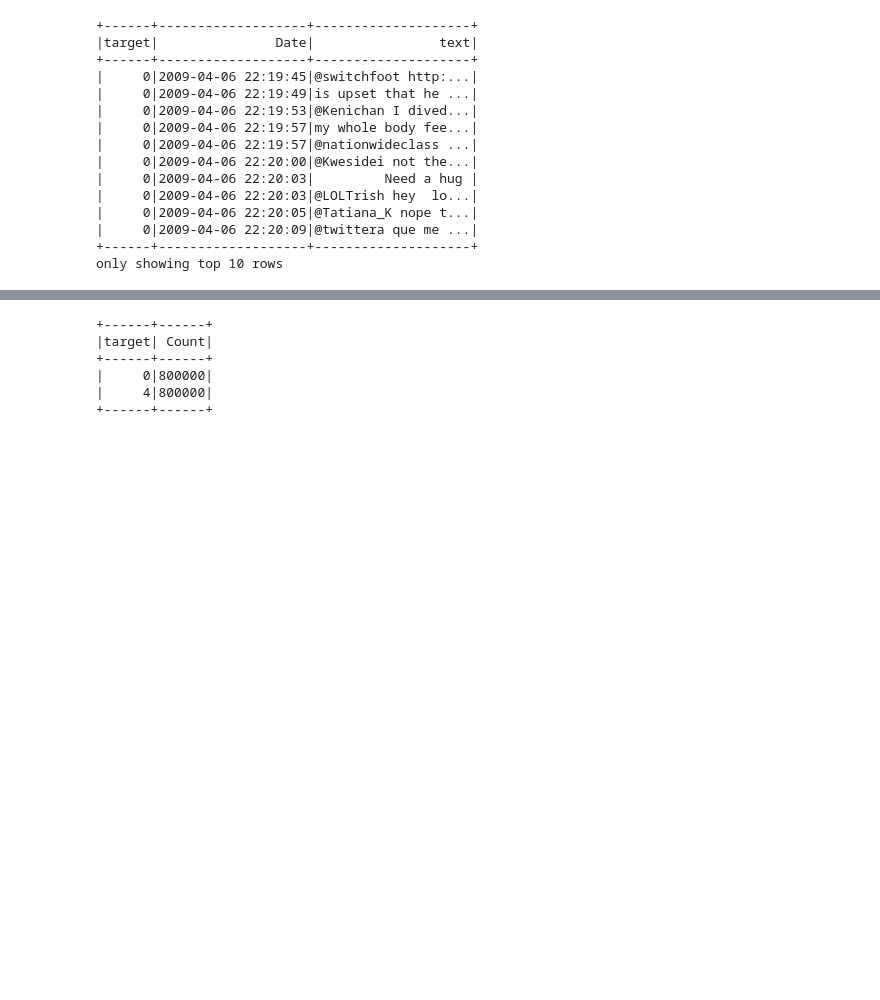
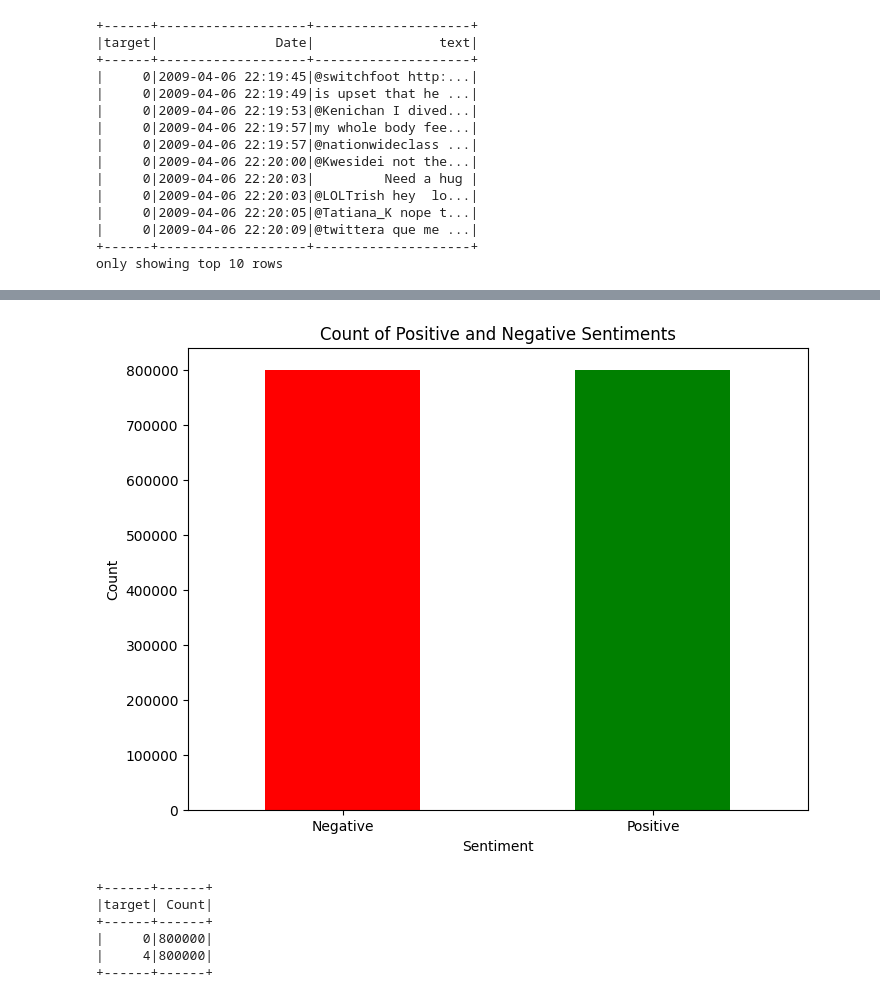
Before and after one commit to jaijoshi2712/event-success-predictor, a Jupyter notebook: code/data-exploration.ipynb, the cells around one changed output, grey strips where cells are left out. Saved outputs shown, nothing was run; the diff lists cells and outputs as text; code cells hidden in the pictures; blank space fills up the shorter version.

```diff
--- a/code/data-exploration.ipynb
+++ b/code/data-exploration.ipynb
@@ -187,3 +212,16 @@
+# %%
+sentiment_counts = sentiment140_pandas['target'].value_counts().sort_index()
+
+# Create a bar chart
+plt.figure(figsize=(8, 6))
+sentiment_counts.plot(kind='bar', color=['red', 'green'])
+plt.title('Count of Positive and Negative Sentiments')
+plt.xlabel('Sentiment')
+plt.ylabel('Count')
+plt.xticks(ticks=[0, 1], labels=['Negative', 'Positive'], rotation=0)
+plt.show()
+# %% [output]
+[figure, added]
 # %%
 sentiment140_spark.groupBy('target').agg(F.count('target').alias('Count')).show()
 # %% [output]
```
Also changed, not shown: parts of 16 cells of this notebook, 1 other file.
